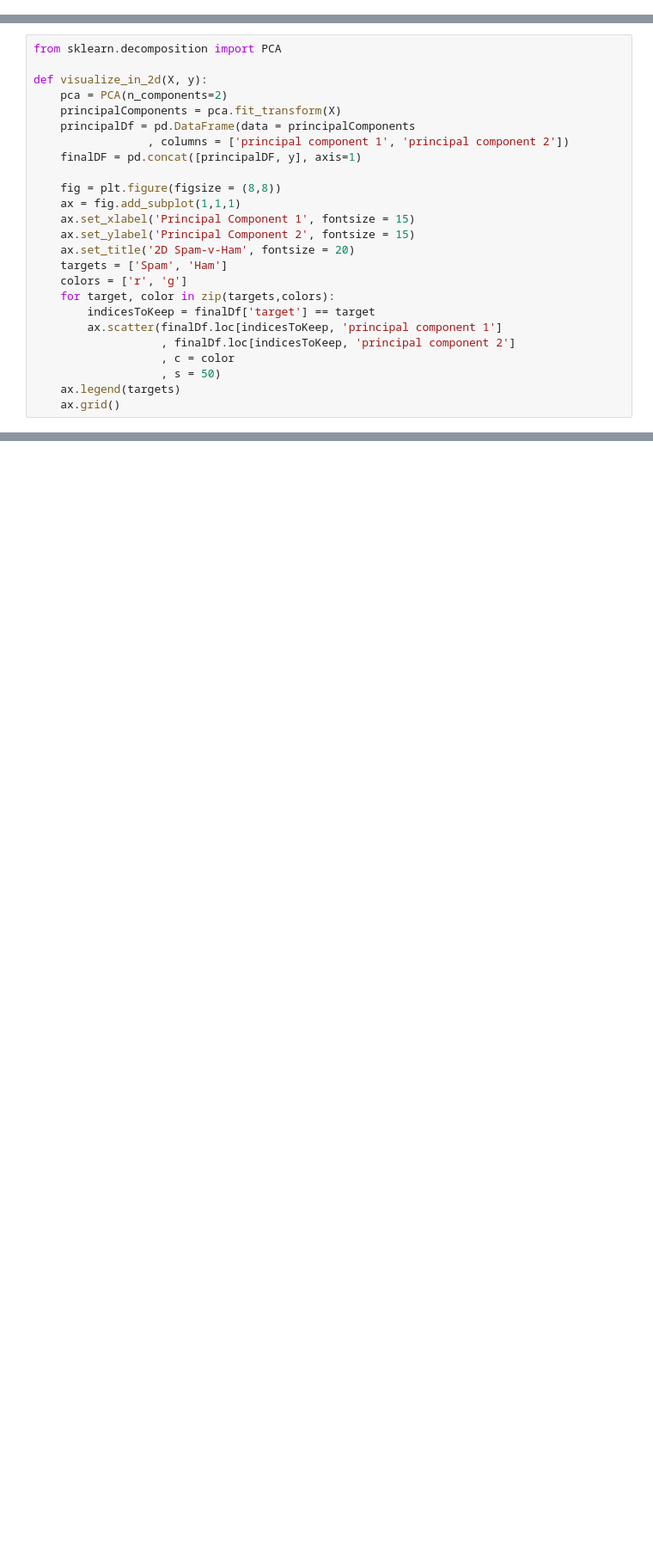
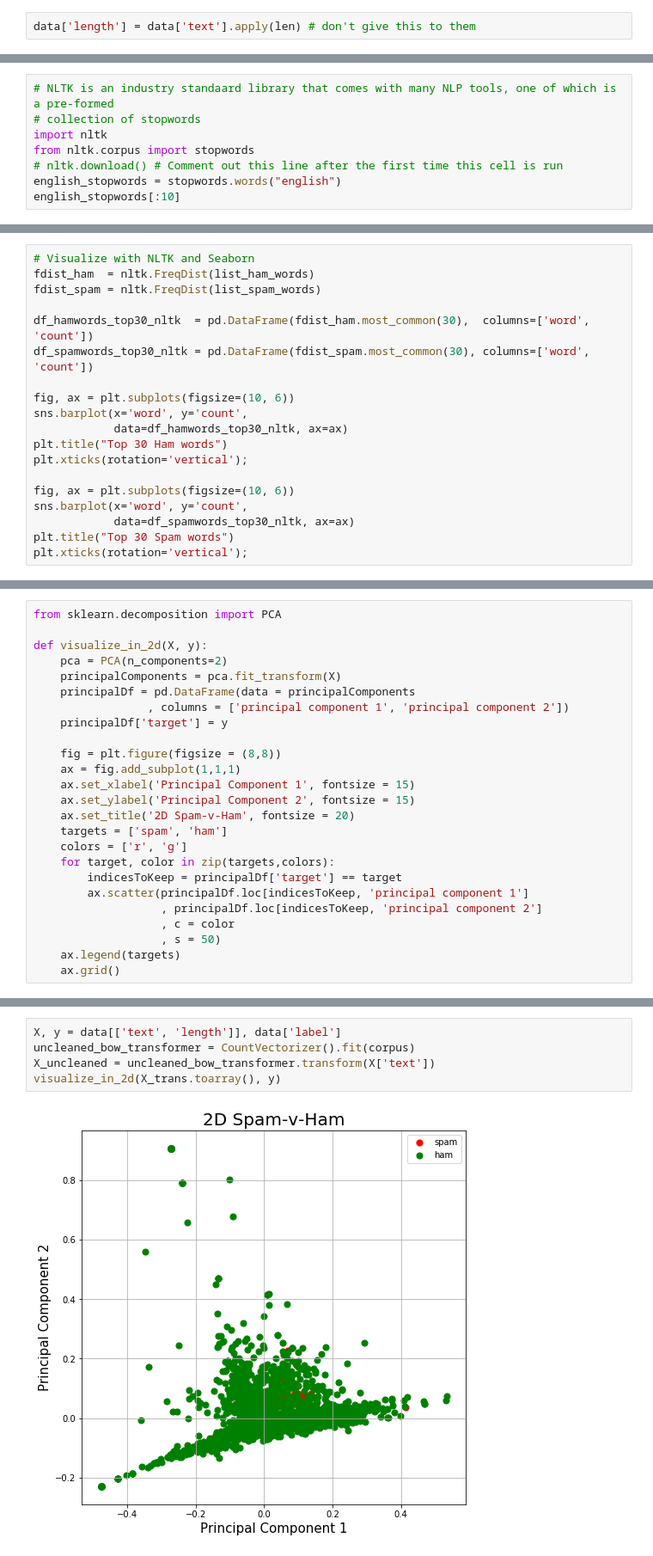
Before and after one commit to callaunchpad/Application_Workshops, a Jupyter notebook: Pipelining_Exploration.ipynb, the cells around one changed output, grey strips where cells are left out. Shown at 86% size. Saved outputs shown, nothing was run; the diff lists cells and outputs as text; blank space fills up the shorter version.

```diff
--- a/Pipelining_Exploration.ipynb
+++ b/Pipelining_Exploration.ipynb
@@ -23,0 +57,2 @@ data.head()
+# %%
+data['length'] = data['text'].apply(len) # don't give this to them
@@ -23,0 +136,8 @@ data.head()
+# %%
+# NLTK is an industry standaard library that comes with many NLP tools, one of which is a pre-formed
+# collection of stopwords
+import nltk
+from nltk.corpus import stopwords
+# nltk.download() # Comment out this line after the first time this cell is run
+english_stopwords = stopwords.words("english")
+english_stopwords[:10]
@@ -23,0 +195,19 @@ data.head()
+# %%
+# Visualize with NLTK and Seaborn
+fdist_ham  = nltk.FreqDist(list_ham_words)
+fdist_spam = nltk.FreqDist(list_spam_words)
+
+df_hamwords_top30_nltk  = pd.DataFrame(fdist_ham.most_common(30),  columns=['word', 'count'])
+df_spamwords_top30_nltk = pd.DataFrame(fdist_spam.most_common(30), columns=['word', 'count'])
+
+fig, ax = plt.subplots(figsize=(10, 6))
+sns.barplot(x='word', y='count',
+            data=df_hamwords_top30_nltk, ax=ax)
+plt.title("Top 30 Ham words")
+plt.xticks(rotation='vertical');
+
+fig, ax = plt.subplots(figsize=(10, 6))
+sns.barplot(x='word', y='count',
+            data=df_spamwords_top30_nltk, ax=ax)
+plt.title("Top 30 Spam words")
+plt.xticks(rotation='vertical');
@@ -29,19 +263,19 @@ def visualize_in_2d(X, y):
     principalComponents = pca.fit_transform(X)
     principalDf = pd.DataFrame(data = principalComponents
                  , columns = ['principal component 1', 'principal component 2'])
-    finalDF = pd.concat([principalDF, y], axis=1)
+    principalDf['target'] = y
 
     fig = plt.figure(figsize = (8,8))
     ax = fig.add_subplot(1,1,1)
     ax.set_xlabel('Principal Component 1', fontsize = 15)
     ax.set_ylabel('Principal Component 2', fontsize = 15)
     ax.set_title('2D Spam-v-Ham', fontsize = 20)
-    targets = ['Spam', 'Ham']
+    targets = ['spam', 'ham']
     colors = ['r', 'g']
     for target, color in zip(targets,colors):
-        indicesToKeep = finalDf['target'] == target
-        ax.scatter(finalDf.loc[indicesToKeep, 'principal component 1']
-                   , finalDf.loc[indicesToKeep, 'principal component 2']
+        indicesToKeep = principalDf['target'] == target
+        ax.scatter(principalDf.loc[indicesToKeep, 'principal component 1']
+                   , principalDf.loc[indicesToKeep, 'principal component 2']
                    , c = color
                    , s = 50)
     ax.legend(targets)
@@ -65,0 +283,7 @@ def alternative_review_messages(msg):
+# %%
+X, y = data[['text', 'length']], data['label']
+uncleaned_bow_transformer = CountVectorizer().fit(corpus)
+X_uncleaned = uncleaned_bow_transformer.transform(X['text'])
+visualize_in_2d(X_trans.toarray(), y)
+# %% [output]
+[figure, added]
```
Also changed, not shown: parts of 50 cells of this notebook.
